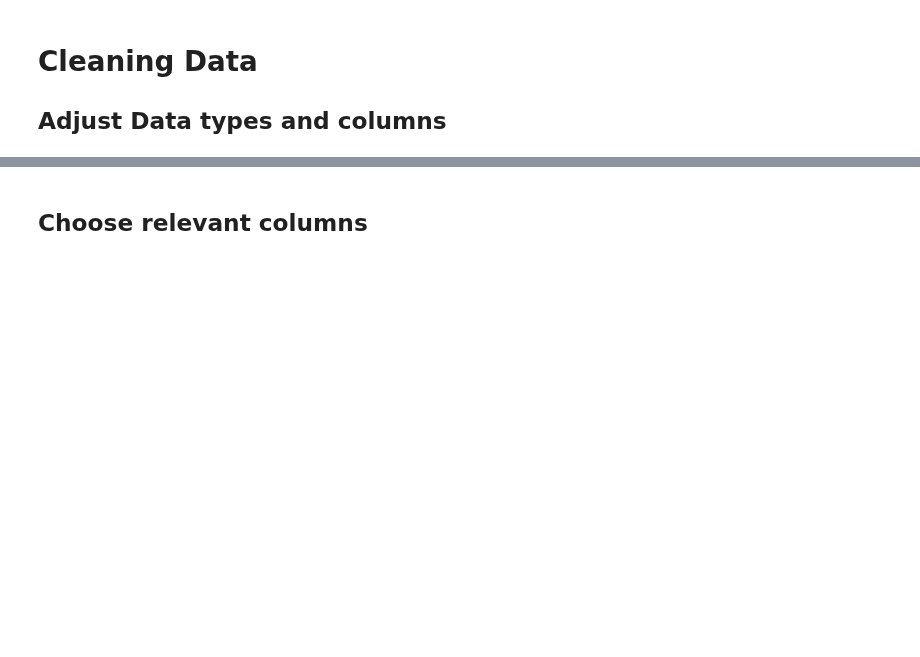
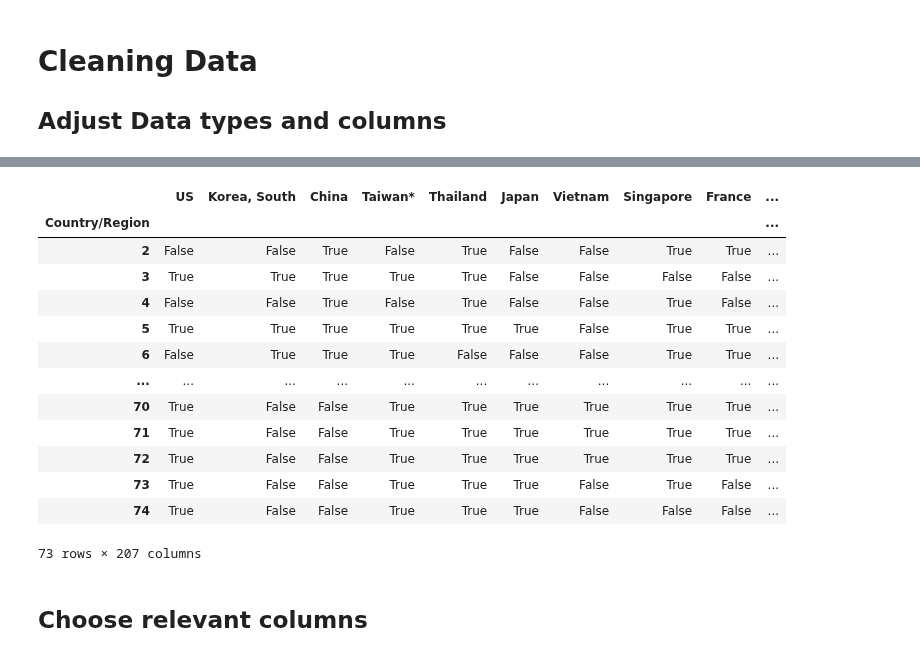
Before and after one commit to SebastianVeuskens/Covid-19-Clustering-Analysis, a Jupyter notebook: scripts/main.ipynb, the cells around one changed output, grey strips where cells are left out. Drawn from its saved outputs; the diff is of its cells as text; code cells hidden in the pictures; blank space fills up the shorter version.

```diff
--- a/scripts/main.ipynb
+++ b/scripts/main.ipynb
@@ -53,0 +59,2 @@ Name: Population 2020, Length: 207, dtype: float64
+# %%
+data_1day_pct_change_accumulative_avg = data_1day_pct_change.expanding().mean()
@@ -54,3 +77,20 @@ Name: Population 2020, Length: 207, dtype: float64
+# %%
+data_1day_pct_change > data_1day_pct_change_accumulative_avg * 0.2
+# %% [output]
+|  | US | Korea, South | China | Taiwan* | Thailand | Japan | Vietnam | Singapore | France | ... |
+| Country/Region |  |  |  |  |  |  |  |  |  | ... |
+| 2 | False | False | True | False | True | False | False | True | True | ... |
+| 3 | True | True | True | True | True | False | False | False | False | ... |
+| 4 | False | False | True | False | True | False | False | True | False | ... |
+| 5 | True | True | True | True | True | True | False | True | True | ... |
+| 6 | False | True | True | True | False | False | False | True | True | ... |
+| ... | ... | ... | ... | ... | ... | ... | ... | ... | ... | ... |
+| 70 | True | False | False | True | True | True | True | True | True | ... |
+| 71 | True | False | False | True | True | True | True | True | True | ... |
+| 72 | True | False | False | True | True | True | True | True | True | ... |
+| 73 | True | False | False | True | True | True | False | True | False | ... |
+| 74 | True | False | False | True | True | True | False | False | False | ... |
+73 rows × 207 columns
 # %% [markdown]
 ## Choose relevant columns
 # %%
```
Also changed, not shown: parts of 6 cells of this notebook, 2 other files.
